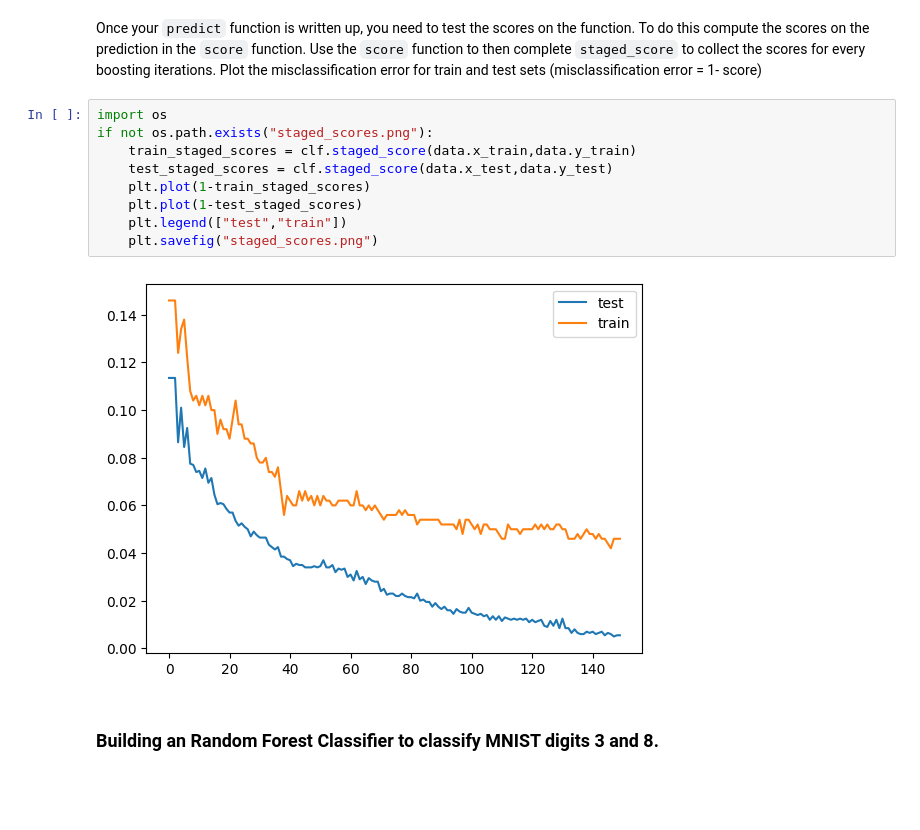
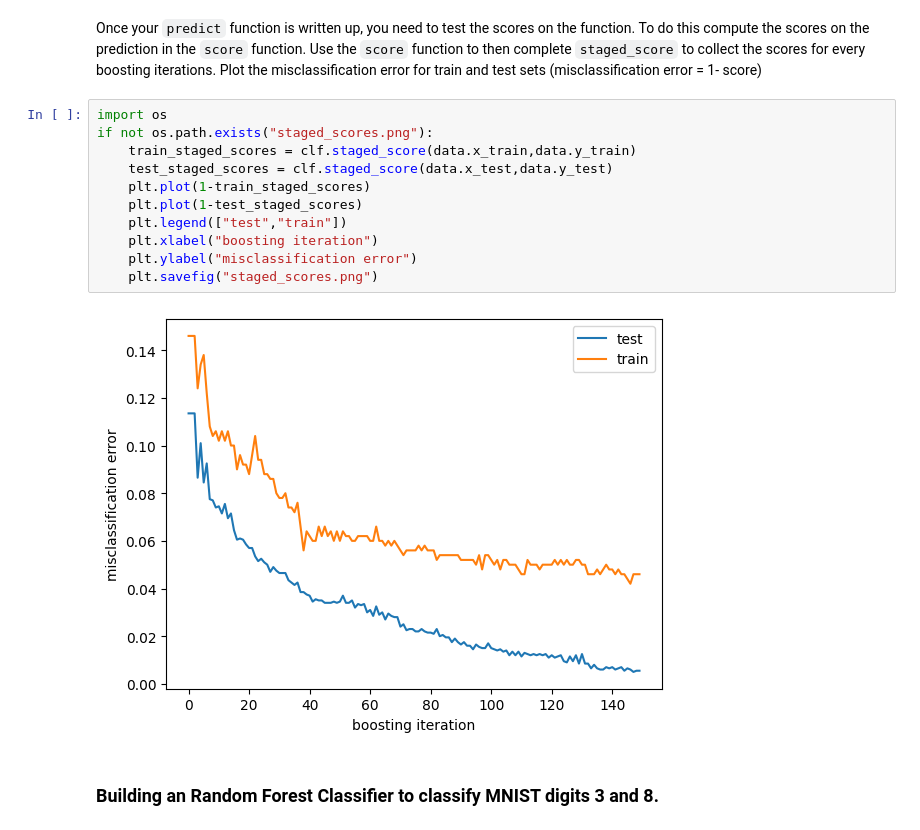
Before and after one commit to yasuomaidana/introduction-to-machine-learning, a Jupyter notebook: Introduction to Supervised Learning/Ensembles/Ensembles.ipynb, the cells around one changed output. Cells and saved outputs as stored; diff of their text form; blank space fills up the shorter version.

Commit message:
COUR-1063: Updating plot generation

```diff
--- a/Introduction to Supervised Learning/Ensembles/Ensembles.ipynb
+++ b/Introduction to Supervised Learning/Ensembles/Ensembles.ipynb
@@ -288,14 +288,16 @@ Once your `predict` function is written up, you need to test the scores on the f
 # %%
 import os
 if not os.path.exists("staged_scores.png"):
     train_staged_scores = clf.staged_score(data.x_train,data.y_train)
     test_staged_scores = clf.staged_score(data.x_test,data.y_test)
     plt.plot(1-train_staged_scores)
     plt.plot(1-test_staged_scores)
     plt.legend(["test","train"])
+    plt.xlabel("boosting iteration")
+    plt.ylabel("misclassification error")
     plt.savefig("staged_scores.png")
 # %% [output]
-[figure, old version]
+[figure, new version]
 # %% [markdown]
 ### Building an Random Forest Classifier to classify MNIST digits 3 and 8.
 # %% [markdown]
```
Also changed, not shown: parts of 3 cells of this notebook.
